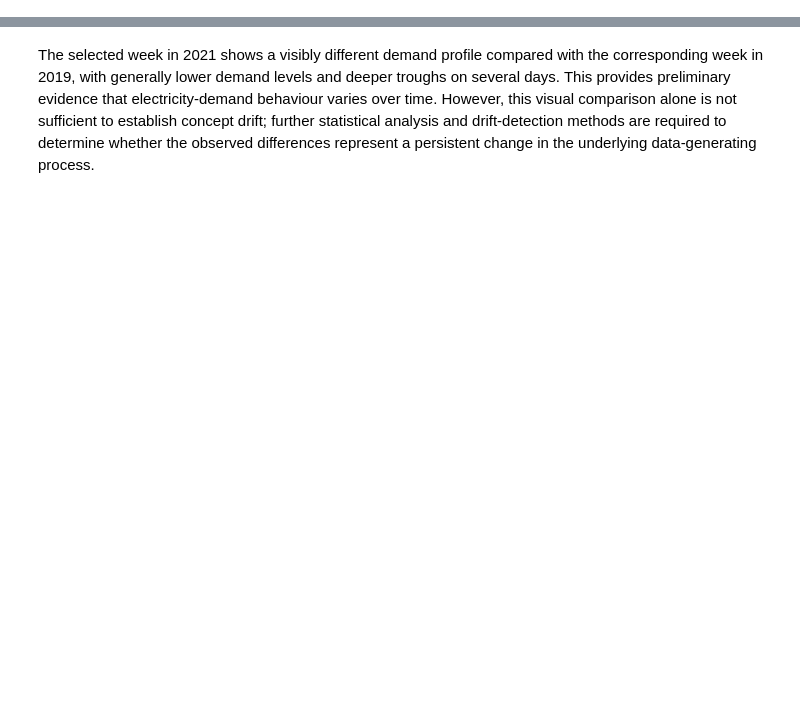
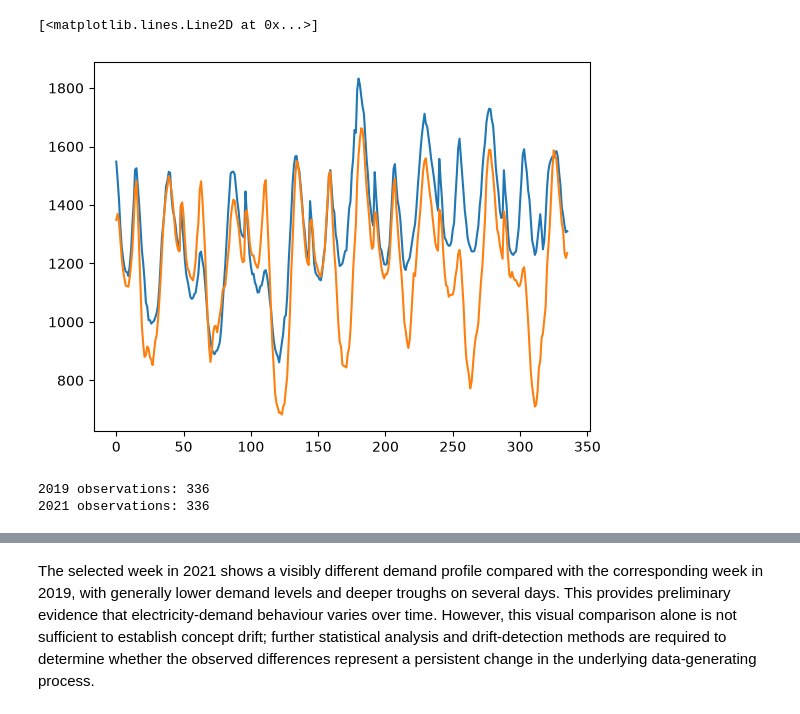
Before and after one commit to ziqi2026/Detecting-and-Adapting-to-Concept-Drift-in-Time-Series-Forecasting, a Jupyter notebook: 01_AEMO_Data_Preparation.ipynb, the cells around one changed output, grey strips where cells are left out. Cells and saved outputs as stored; diff of their text form; code cells hidden in the pictures; blank space fills up the shorter version.

```diff
--- a/01_AEMO_Data_Preparation.ipynb
+++ b/01_AEMO_Data_Preparation.ipynb
@@ -503,0 +699,39 @@ plt.show()
+# %%
+x = range(len(week_2019_sa1))
+
+plt.plot(
+    x,
+    week_2019_sa1["TOTALDEMAND"].values,
+    label="18–24 March 2019",
+    linewidth=1.5
+)
+
+plt.plot(
+    x,
+    week_2021_sa1["TOTALDEMAND"].values,
+    label="15–21 March 2021",
+    linewidth=1.5
+)
+# %% [output]
+[<matplotlib.lines.Line2D at 0x...>]
+[figure, added]
+# %%
+# NSW1: Monday-to-Sunday comparison
+
+week_2019_nsw1 = nsw1_30min[
+    (nsw1_30min["SETTLEMENTDATE"] >= "2019-03-18 00:00:00")
+    &
+    (nsw1_30min["SETTLEMENTDATE"] < "2019-03-25 00:00:00")
+].copy()
+
+week_2021_nsw1 = nsw1_30min[
+    (nsw1_30min["SETTLEMENTDATE"] >= "2021-03-15 00:00:00")
+    &
+    (nsw1_30min["SETTLEMENTDATE"] < "2021-03-22 00:00:00")
+].copy()
+
+print("2019 observations:", len(week_2019_nsw1))
+print("2021 observations:", len(week_2021_nsw1))
+# %% [output]
+2019 observations: 336
+2021 observations: 336
```
Also changed, not shown: parts of 50 cells of this notebook.
